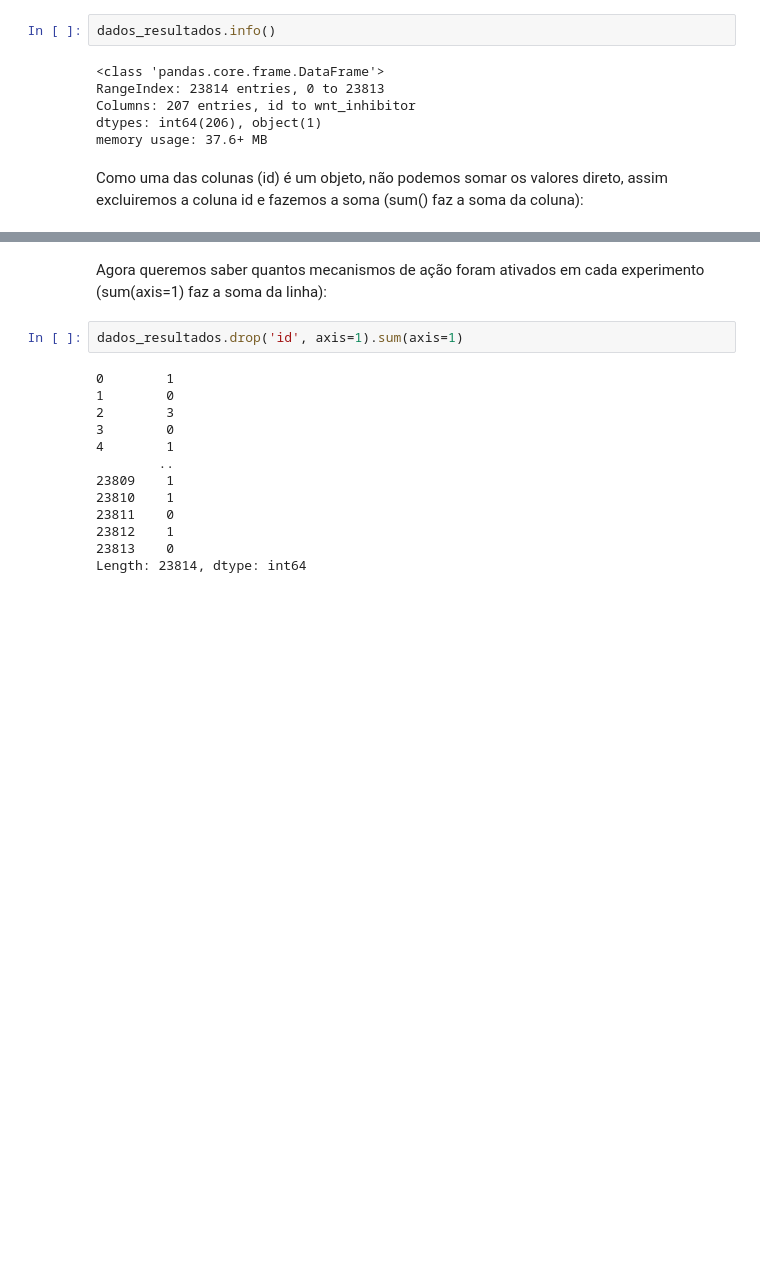
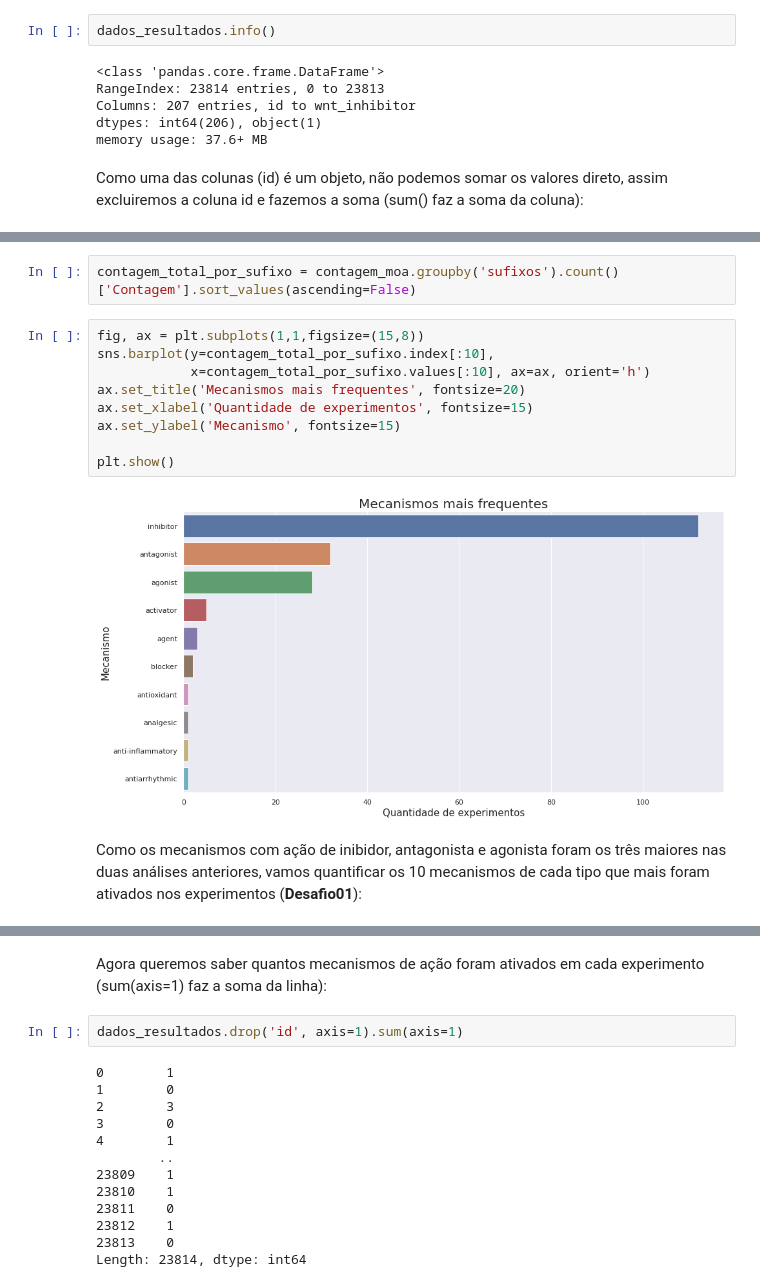
Before and after one commit to mantovani-mcl/imersao-dados-drug-discovery, a Jupyter notebook: imersaoDados.ipynb, the cells around one changed output, grey strips where cells are left out. Saved outputs shown, nothing was run; the diff lists cells and outputs as text; blank space fills up the shorter version.

Commit message:
Insere os desafios da Aula 04 (exceto desafios 06 e 07)

```diff
--- a/imersaoDados.ipynb
+++ b/imersaoDados.ipynb
@@ -895,0 +968,15 @@ Podemos observar em separado quantos experimentos ativaram os inibidores, agonis
+# %%
+contagem_total_por_sufixo = contagem_moa.groupby('sufixos').count()['Contagem'].sort_values(ascending=False)
+# %%
+fig, ax = plt.subplots(1,1,figsize=(15,8))
+sns.barplot(y=contagem_total_por_sufixo.index[:10],
+            x=contagem_total_por_sufixo.values[:10], ax=ax, orient='h')
+ax.set_title('Mecanismos mais frequentes', fontsize=20)
+ax.set_xlabel('Quantidade de experimentos', fontsize=15)
+ax.set_ylabel('Mecanismo', fontsize=15)
+
+plt.show()
+# %% [output]
+[figure, added]
+# %% [markdown]
+Como os mecanismos com ação de inibidor, antagonista e agonista foram os três maiores nas duas análises anteriores, vamos quantificar os 10 mecanismos de cada tipo que mais foram ativados nos experimentos (**Desafio01**):
```
Also changed, not shown: parts of 40 cells of this notebook.
